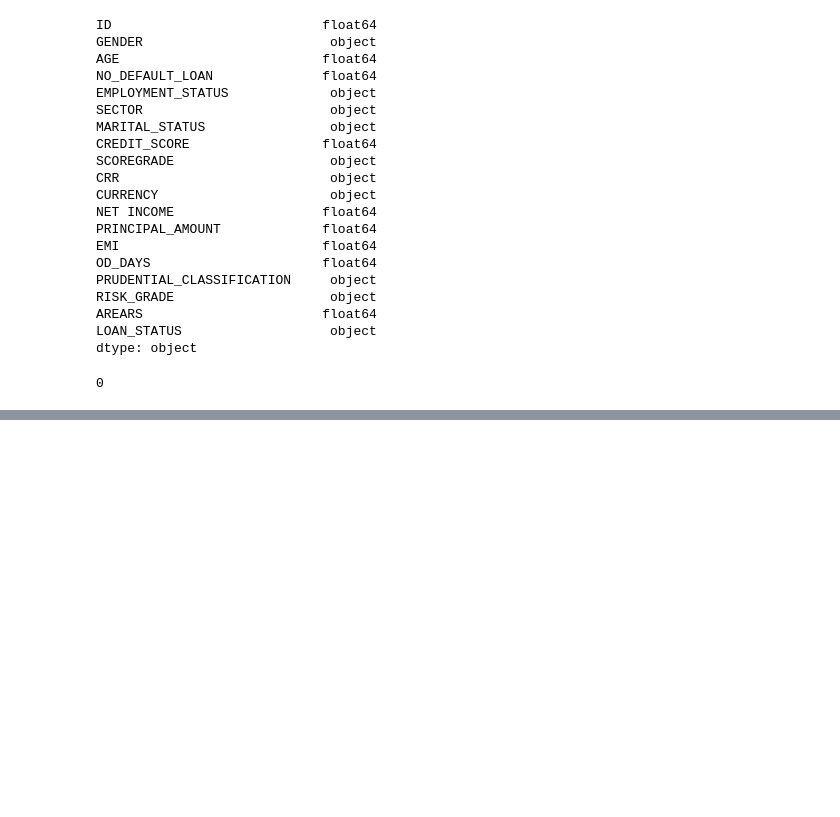
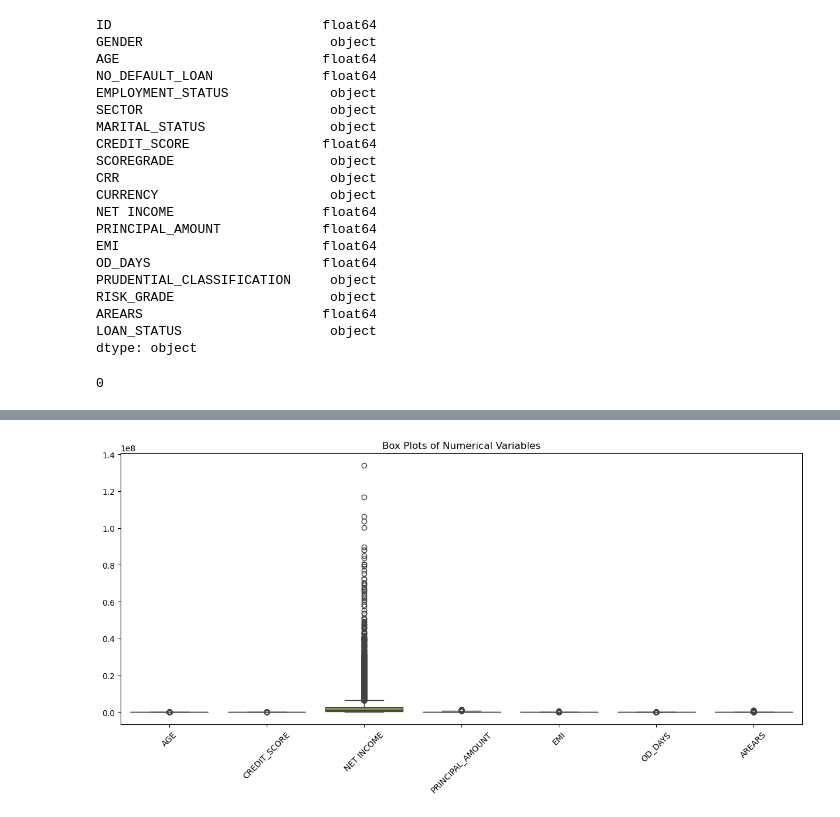
Before and after one commit to KaiFa254/SmartLender, a Jupyter notebook: notebooks/susan.ipynb, the cells around one changed output, grey strips where cells are left out. Cells and saved outputs as stored; diff of their text form; code cells hidden in the pictures; blank space fills up the shorter version.

```diff
--- a/notebooks/susan.ipynb
+++ b/notebooks/susan.ipynb
@@ -293,0 +397,9 @@ df_1.duplicated().sum()
+# %%
+# 2. Box Plots for Outliers
+plt.figure(figsize=(15, 6))
+sns.boxplot(data=df_1[numeric_cols])
+plt.xticks(rotation=45)
+plt.title('Box Plots of Numerical Variables')
+plt.show()
+# %% [output]
+[figure, added]
```
Also changed, not shown: parts of 19 cells of this notebook.
